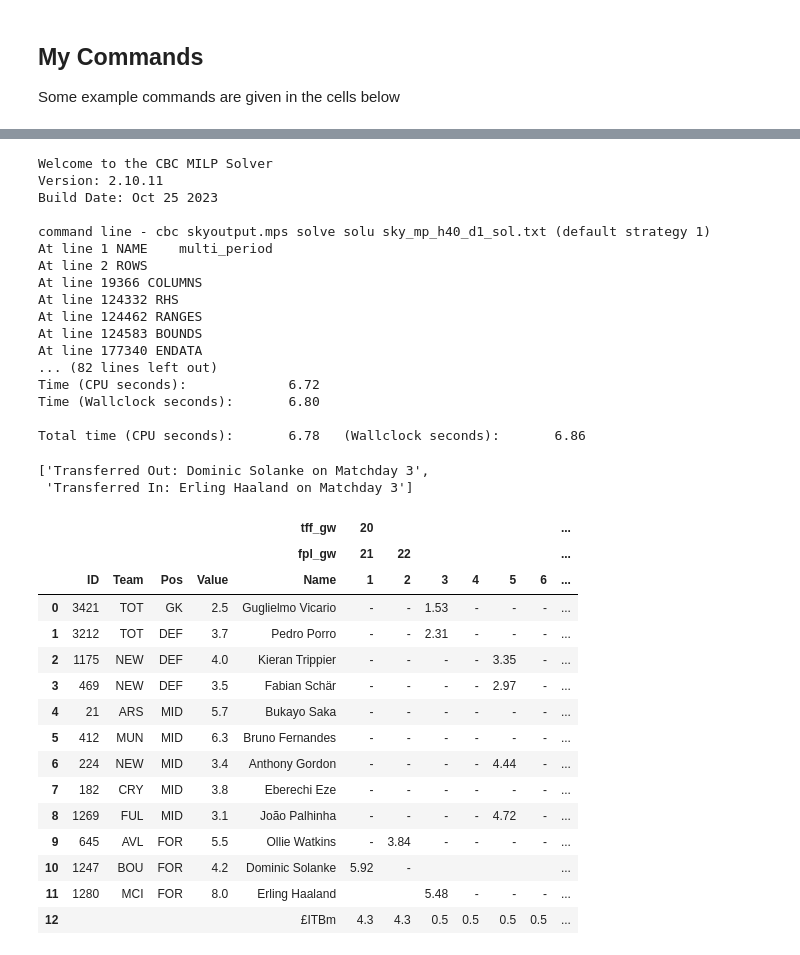
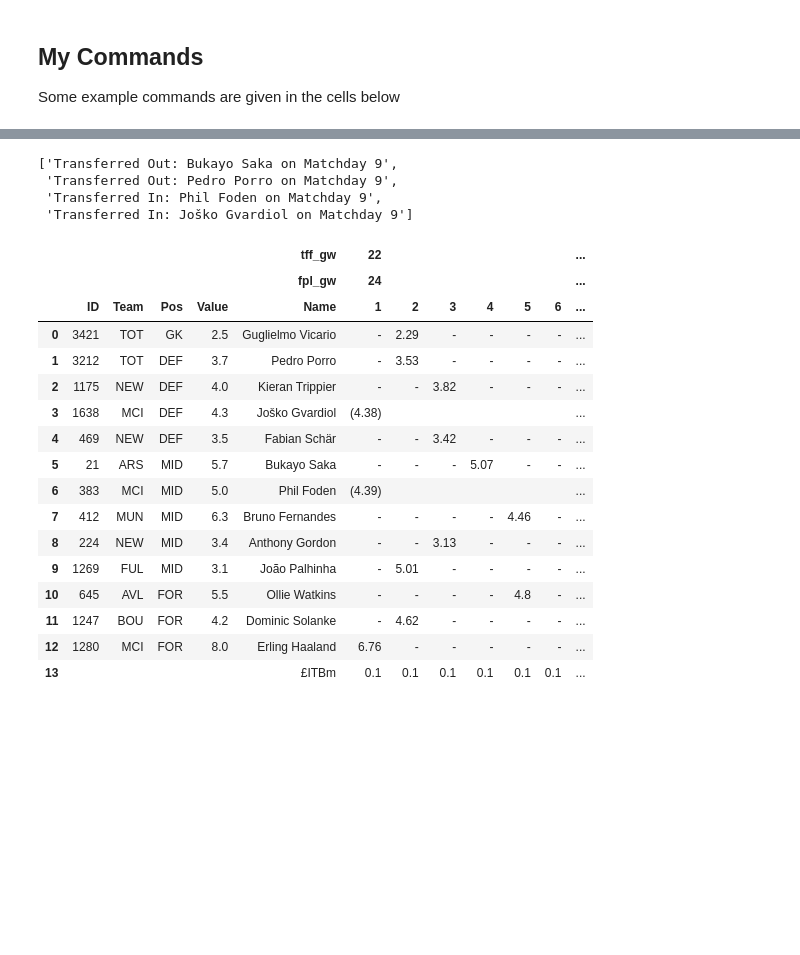
Before and after one commit to da-kbennett/TFF-Optimisation, a Jupyter notebook: notebooks/TFF_opt_v1.ipynb, the cells around one changed output, grey strips where cells are left out. Saved outputs shown, nothing was run; the diff lists cells and outputs as text; code cells hidden in the pictures; blank space fills up the shorter version.

Commit message:
updates to dates

```diff
--- a/notebooks/TFF_opt_v1.ipynb
+++ b/notebooks/TFF_opt_v1.ipynb
@@ -1140,65 +1145,52 @@ display(r2['skymodel_output'].sort_values(by=['Total_Pts'], ascending=False).hea
 # %%
 # To generate optimal team and plan:
 # List all the sky IDs of all players to include in the initial squad (or leave empty), see prior_player_data.csv for reference
 team = [3421,
         1175, 469, 3212,
-        21, 224, 1269, 412, 182,
-        1247, 645]
-exclusions = [373,1435,387,1638,1439,376,1377]
-excluded_teams = ['SHU']
-# 373 Ederson, Isak:1435, Ake: 387, Gvardiol 1638, Akanji 1439 Stones 376 Lewis 1377
+        21, 224, 1269, 412,
+        1247, 645,1280]
+
+exclusions = [373,1435,387,1439,376,1377]
+excluded_teams = ['SHU','FOR']
+# 373 Ederson, Isak:1435, Ake: 387, Akanji 1439 Stones 376 Lewis 1377
 keeps = []
 # fti = [{"sky_id": 610}, {"sky_id": 1072, "md": 3},{"sky_id": 412, "md": 7}]
 fti = []
 fto = []
 # Change how much you penalize the solver for making a transfer, alternatively set a hard limit by changing the total transfer allowance: ta_tot
-transfer_cost = 10
+transfer_cost = 8
 # To use FPL Kid data, download the 'SKY Fantasy EV - CSV' google sheet as fplkid.csv, add to data folder, and uncomment the following line. https://ko-fi.com/fplkid
 # skymodel_output, md_map = read_fpl_kid_model(filepath='../data/fplkid.csv') Can cut off players with low EV to save solve time
 skymodel_output, md_map = read_skymodel_output(max_ev_cutoff=0, max_ev_per_price_cutoff=0, initial_squad=team)
 # Generate optimal plan
-r3 = solve_tff_mp(initial_squad=team, input_data=skymodel_output, md_map=md_map, next_md=1, last_md=40, ta_tot=25, ta_gw=5, objective='decay', decay_base=0.95, transfer_cost=transfer_cost,
+r3 = solve_tff_mp(initial_squad=team, input_data=skymodel_output, md_map=md_map, next_md=1, last_md=51, ta_tot=24, ta_gw=5, objective='decay', decay_base=0.95, transfer_cost=transfer_cost,
                   exclusions=exclusions, keeps=keeps, ban_teams=excluded_teams, force_transfer_in=fti, force_transfer_out=fto, no_transfer_mds=None, apply_noise=False, show_itb=True, show_non_team_ev=True)
 display(r3['transfer_info'])
 print(f"Total xP: {r3['total_xp']}\t Eval: {r3['eval_score']}")
 print(f"Total transfers made: {r3['transfers_made']}, transfer cost: {transfer_cost}")
 display(r3['plan'])
 # %% [output]
-Welcome to the CBC MILP Solver
-Version: 2.10.11
-Build Date: Oct 25 2023
-
-command line - cbc skyoutput.mps solve solu sky_mp_h40_d1_sol.txt (default strategy 1)
-At line 1 NAME    multi_period
-At line 2 ROWS
-At line 19366 COLUMNS
-At line 124332 RHS
-At line 124462 RANGES
-At line 124583 BOUNDS
-At line 177340 ENDATA
-... (82 lines left out)
-Time (CPU seconds):             6.72
-Time (Wallclock seconds):       6.80
-
-Total time (CPU seconds):       6.78   (Wallclock seconds):       6.86
+['Transferred Out: Bukayo Saka on Matchday 9',
+ 'Transferred Out: Pedro Porro on Matchday 9',
+ 'Transferred In: Phil Foden on Matchday 9',
+ 'Transferred In: Joško Gvardiol on Matchday 9']
-['Transferred Out: Dominic Solanke on Matchday 3',
- 'Transferred In: Erling Haaland on Matchday 3']
-|  |  |  |  |  | tff_gw | 20 |  |  |  |  |  | ... |
-|  |  |  |  |  | fpl_gw | 21 | 22 |  |  |  |  | ... |
+|  |  |  |  |  | tff_gw | 22 |  |  |  |  |  | ... |
+|  |  |  |  |  | fpl_gw | 24 |  |  |  |  |  | ... |
 |  | ID | Team | Pos | Value | Name | 1 | 2 | 3 | 4 | 5 | 6 | ... |
-| 0 | 3421 | TOT | GK | 2.5 | Guglielmo Vicario | - | - | 1.53 | - | - | - | ... |
-| 1 | 3212 | TOT | DEF | 3.7 | Pedro Porro | - | - | 2.31 | - | - | - | ... |
-| 2 | 1175 | NEW | DEF | 4.0 | Kieran Trippier | - | - | - | - | 3.35 | - | ... |
-| 3 | 469 | NEW | DEF | 3.5 | Fabian Schär | - | - | - | - | 2.97 | - | ... |
-| 4 | 21 | ARS | MID | 5.7 | Bukayo Saka | - | - | - | - | - | - | ... |
-| 5 | 412 | MUN | MID | 6.3 | Bruno Fernandes | - | - | - | - | - | - | ... |
-| 6 | 224 | NEW | MID | 3.4 | Anthony Gordon | - | - | - | - | 4.44 | - | ... |
-| 7 | 182 | CRY | MID | 3.8 | Eberechi Eze | - | - | - | - | - | - | ... |
-| 8 | 1269 | FUL | MID | 3.1 | João Palhinha | - | - | - | - | 4.72 | - | ... |
-| 9 | 645 | AVL | FOR | 5.5 | Ollie Watkins | - | 3.84 | - | - | - | - | ... |
-| 10 | 1247 | BOU | FOR | 4.2 | Dominic Solanke | 5.92 | - |  |  |  |  | ... |
-| 11 | 1280 | MCI | FOR | 8.0 | Erling Haaland |  |  | 5.48 | - | - | - | ... |
-| 12 |  |  |  |  | £ITBm | 4.3 | 4.3 | 0.5 | 0.5 | 0.5 | 0.5 | ... |
+| 0 | 3421 | TOT | GK | 2.5 | Guglielmo Vicario | - | 2.29 | - | - | - | - | ... |
+| 1 | 3212 | TOT | DEF | 3.7 | Pedro Porro | - | 3.53 | - | - | - | - | ... |
+| 2 | 1175 | NEW | DEF | 4.0 | Kieran Trippier | - | - | 3.82 | - | - | - | ... |
+| 3 | 1638 | MCI | DEF | 4.3 | Joško Gvardiol | (4.38) |  |  |  |  |  | ... |
+| 4 | 469 | NEW | DEF | 3.5 | Fabian Schär | - | - | 3.42 | - | - | - | ... |
+| 5 | 21 | ARS | MID | 5.7 | Bukayo Saka | - | - | - | 5.07 | - | - | ... |
+| 6 | 383 | MCI | MID | 5.0 | Phil Foden | (4.39) |  |  |  |  |  | ... |
+| 7 | 412 | MUN | MID | 6.3 | Bruno Fernandes | - | - | - | - | 4.46 | - | ... |
+| 8 | 224 | NEW | MID | 3.4 | Anthony Gordon | - | - | 3.13 | - | - | - | ... |
+| 9 | 1269 | FUL | MID | 3.1 | João Palhinha | - | 5.01 | - | - | - | - | ... |
+| 10 | 645 | AVL | FOR | 5.5 | Ollie Watkins | - | - | - | - | 4.8 | - | ... |
+| 11 | 1247 | BOU | FOR | 4.2 | Dominic Solanke | - | 4.62 | - | - | - | - | ... |
+| 12 | 1280 | MCI | FOR | 8.0 | Erling Haaland | 6.76 | - | - | - | - | - | ... |
+| 13 |  |  |  |  | £ITBm | 0.1 | 0.1 | 0.1 | 0.1 | 0.1 | 0.1 | ... |
 # %%
 # To just see the upcoming fixtures:
 r0 = generate_ticker()
```
Also changed, not shown: parts of 2 cells of this notebook, 5 other files.
